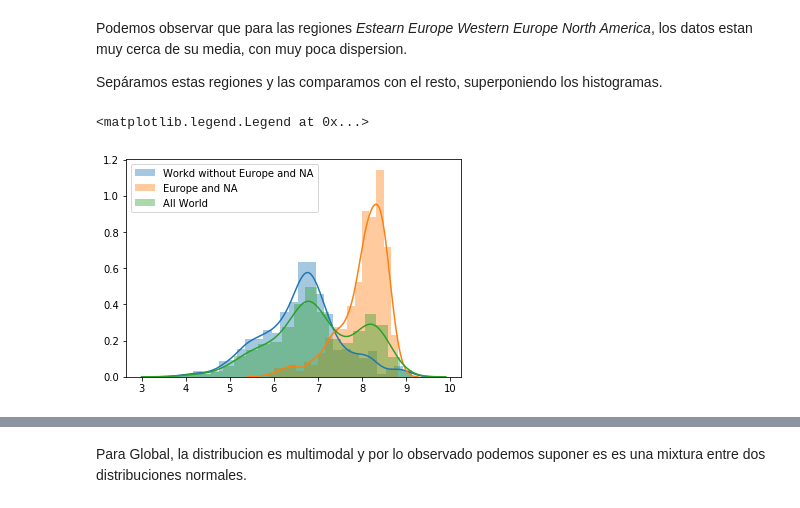
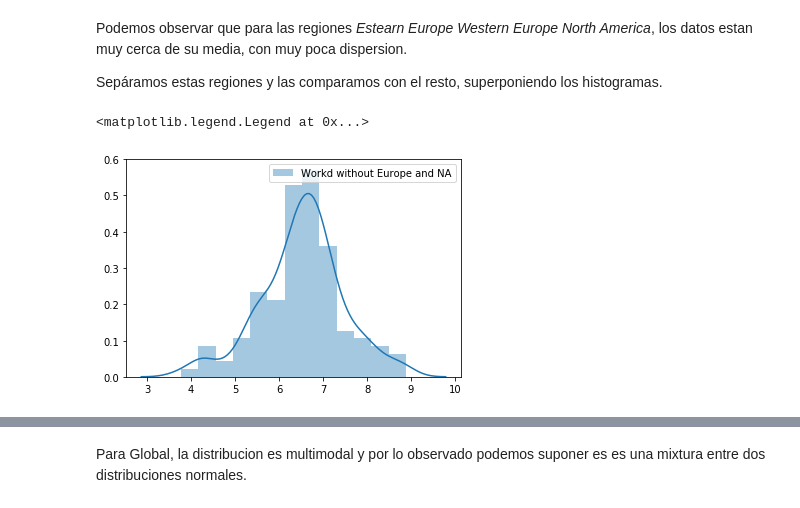
Before and after one commit to manquius/diplodatos_ayv, a Jupyter notebook: 02_practico_I.ipynb, the cells around one changed output, grey strips where cells are left out. Cells and saved outputs as stored; diff of their text form; code cells hidden in the pictures.

```diff
--- a/02_practico_I.ipynb
+++ b/02_practico_I.ipynb
@@ -416,20 +437,18 @@ Sepáramos estas regiones y las comparamos con el resto, superponiendo los histo
 # %%
 eastern_europe = "Eastern Europe"
 western_europe = "Western Europe"
 north_america = "North America"
 
-filter_ee = dataset["region"] == eastern_europe
-filter_na = dataset["region"] == north_america
-filter_western_europe = dataset["region"] == western_europe
+filter_ee = dataset_2016["region"] == eastern_europe
+filter_na = dataset_2016["region"] == north_america
+filter_western_europe = dataset_2016["region"] == western_europe
 
-no_europe_and_na = dataset[ ~( filter_ee | filter_western_europe | filter_na ) ]
-europe_and_na = dataset[ ( filter_ee | filter_western_europe | filter_na ) ]
+no_europe_and_na = dataset_2016[ ~( filter_ee | filter_western_europe | filter_na ) ]
+europe_and_na = dataset_2016[ ( filter_ee | filter_western_europe | filter_na ) ]
 
 #juntamos los histogramas con la idea de poder ver si hay alguna relacion.
 seaborn.distplot(no_europe_and_na[['hf_score']].dropna(),  label='Workd without Europe and NA')
-seaborn.distplot(europe_and_na[['hf_score']].dropna(),  label='Europe and NA')
-seaborn.distplot(dataset[['hf_score']].dropna(),  label='All World')
 plt.legend()
 # %% [output]
 <matplotlib.legend.Legend at 0x...>
-[figure, old version]
+[figure, new version]
```
Also changed, not shown: parts of 25 cells of this notebook.
